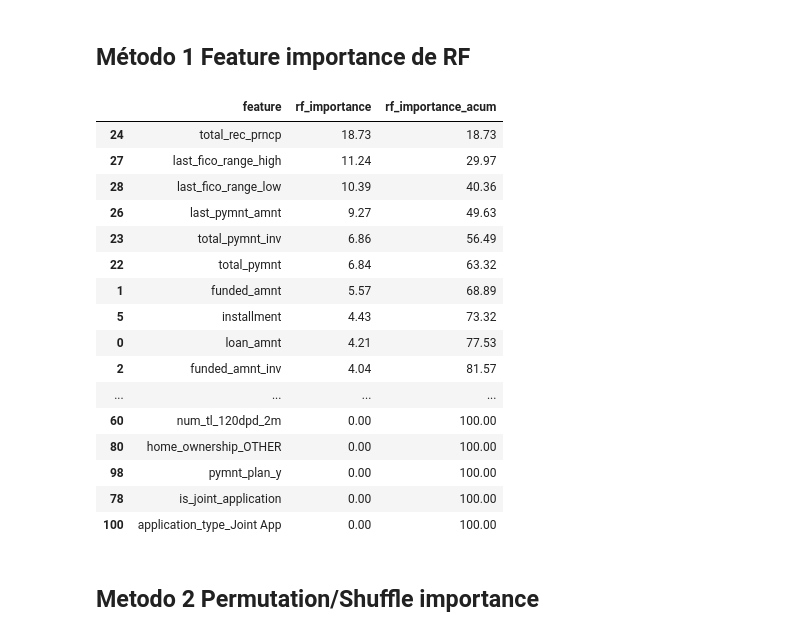
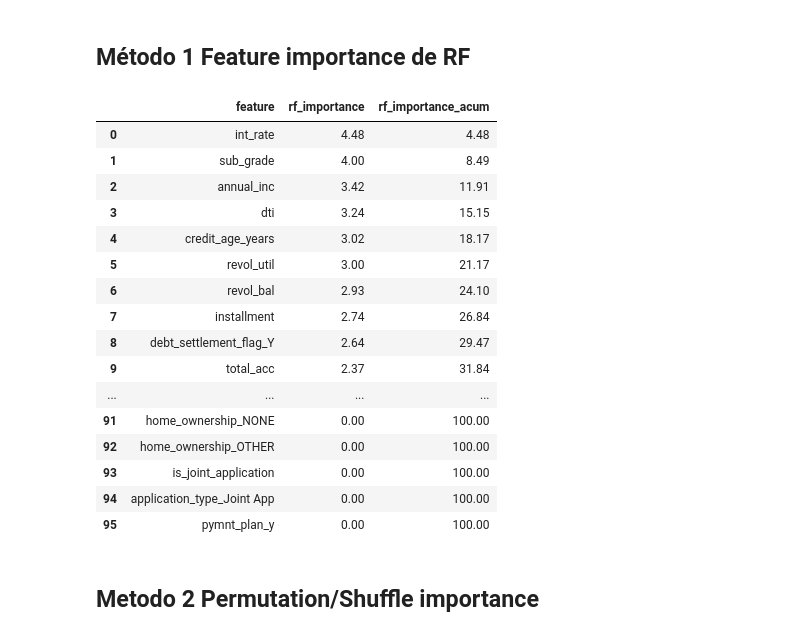
Before and after one commit to 4GeeksAcademy/final_project_creditscoring, a Jupyter notebook: notebooks/EDA.ipynb, the cells around one changed output. Drawn from its saved outputs; the diff is of its cells as text; code cells hidden in the pictures.

Commit message:
modelos

```diff
--- a/notebooks/EDA.ipynb
+++ b/notebooks/EDA.ipynb
@@ -1638,32 +1642,39 @@ En el proceso de selección de características, se consideraron tres enfoques p
 ## Método 1 Feature importance de RF
 # %%
 # Entrenamiento de RF
-model = RandomForestClassifier(random_state=42,n_jobs=-1).fit(X_train, y_train)
-# Importancia de características
-importances = model.feature_importances_/model.feature_importances_.sum()*100
-# Convertir a DataFrame
-df_rf_imp = pd.DataFrame({'feature': X_train.columns,'rf_importance': importances}).sort_values(by='rf_importance', ascending=False)
-# Calculamos la importancia acumulada
+# Split y entrenamiento
+X_train1, X_val, y_train1, y_val = train_test_split(X_train, y_train, test_size=0.2, random_state=42)
+model_rf = RandomForestClassifier(random_state=42, n_jobs=-1, class_weight='balanced')
+model_rf.fit(X_train, y_train)
+
+# Importancia de features
+df_rf_imp = pd.DataFrame({
+    'feature': X_train.columns,
+    'rf_importance': model_rf.feature_importances_ * 100
+}).sort_values('rf_importance', ascending=False)
+
+# Importancia acumulada
 df_rf_imp['rf_importance_acum'] = df_rf_imp['rf_importance'].cumsum()
+df_rf_imp.reset_index(drop=True, inplace=True)
 df_rf_imp
 # %% [output]
 |  | feature | rf_importance | rf_importance_acum |
-| 24 | total_rec_prncp | 18.73 | 18.73 |
-| 27 | last_fico_range_high | 11.24 | 29.97 |
-| 28 | last_fico_range_low | 10.39 | 40.36 |
-| 26 | last_pymnt_amnt | 9.27 | 49.63 |
-| 23 | total_pymnt_inv | 6.86 | 56.49 |
-| 22 | total_pymnt | 6.84 | 63.32 |
-| 1 | funded_amnt | 5.57 | 68.89 |
-| 5 | installment | 4.43 | 73.32 |
-| 0 | loan_amnt | 4.21 | 77.53 |
-| 2 | funded_amnt_inv | 4.04 | 81.57 |
+| 0 | int_rate | 4.48 | 4.48 |
+| 1 | sub_grade | 4.00 | 8.49 |
+| 2 | annual_inc | 3.42 | 11.91 |
+| 3 | dti | 3.24 | 15.15 |
+| 4 | credit_age_years | 3.02 | 18.17 |
+| 5 | revol_util | 3.00 | 21.17 |
+| 6 | revol_bal | 2.93 | 24.10 |
+| 7 | installment | 2.74 | 26.84 |
+| 8 | debt_settlement_flag_Y | 2.64 | 29.47 |
+| 9 | total_acc | 2.37 | 31.84 |
 | ... | ... | ... | ... |
-| 60 | num_tl_120dpd_2m | 0.00 | 100.00 |
-| 80 | home_ownership_OTHER | 0.00 | 100.00 |
-| 98 | pymnt_plan_y | 0.00 | 100.00 |
-| 78 | is_joint_application | 0.00 | 100.00 |
-| 100 | application_type_Joint App | 0.00 | 100.00 |
+| 91 | home_ownership_NONE | 0.00 | 100.00 |
+| 92 | home_ownership_OTHER | 0.00 | 100.00 |
+| 93 | is_joint_application | 0.00 | 100.00 |
+| 94 | application_type_Joint App | 0.00 | 100.00 |
+| 95 | pymnt_plan_y | 0.00 | 100.00 |
 # %% [markdown]
 ## Metodo 2 Permutation/Shuffle importance
 # %%
```
Also changed, not shown: parts of 29 cells of this notebook.
